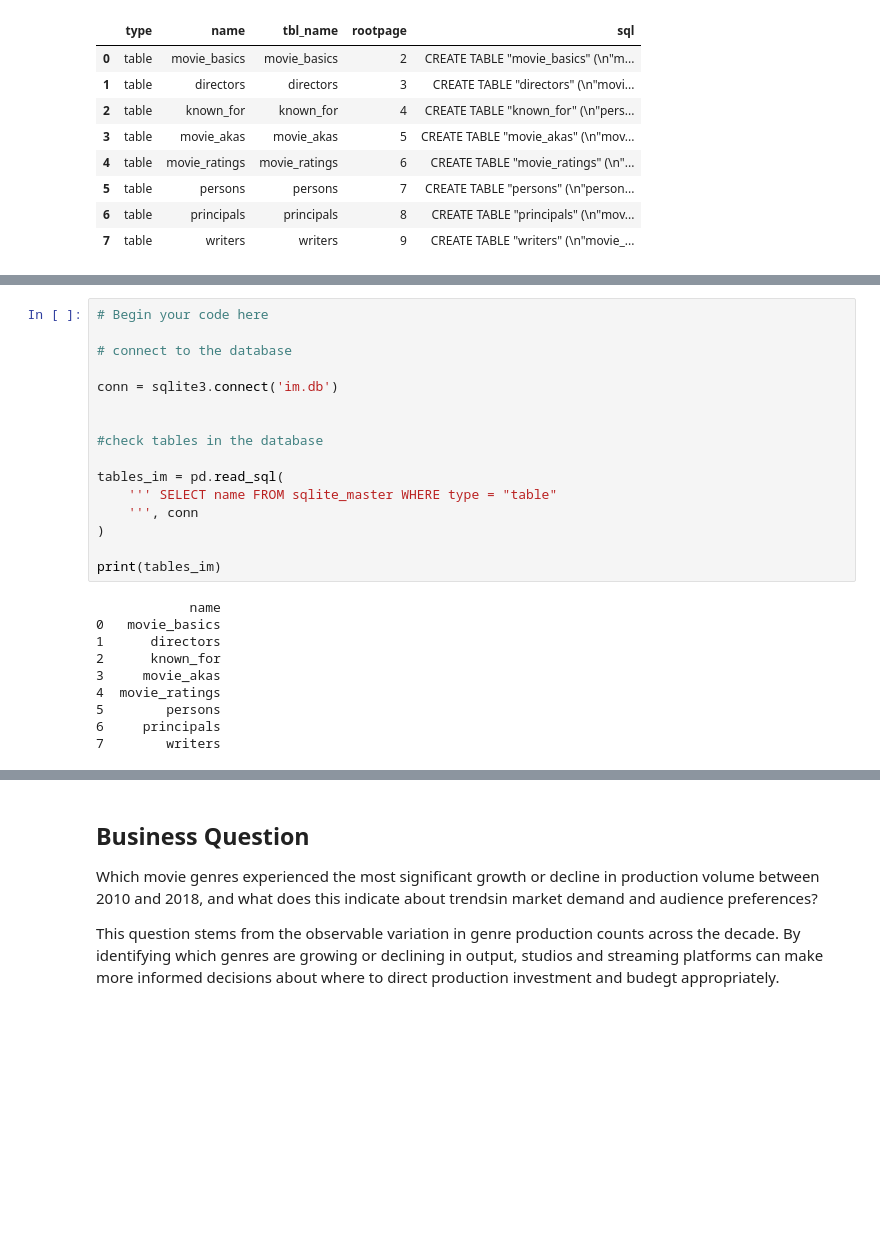
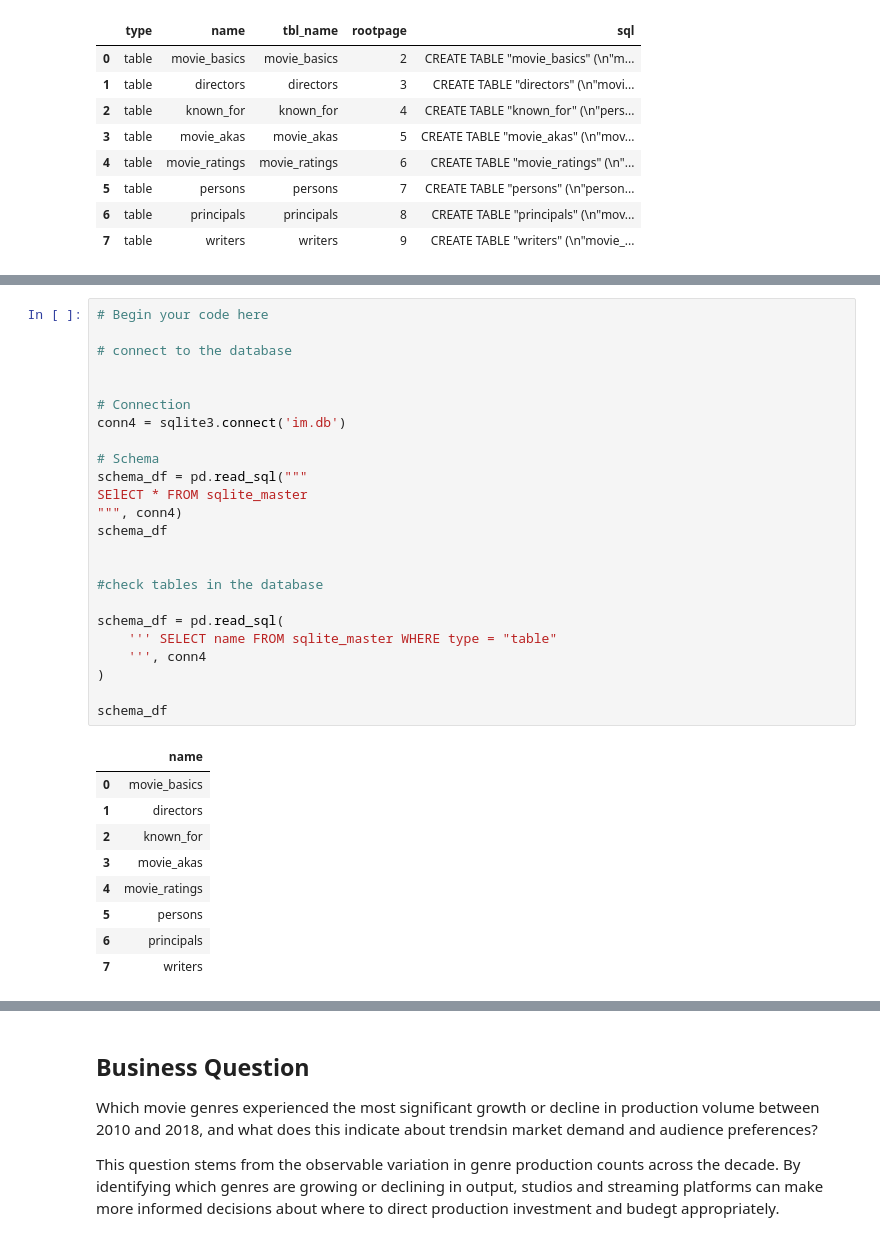
Before and after one commit to Kirukuu/dsc-sql-summative-lab, a Jupyter notebook: SQLSummativeLab.ipynb, the cells around one changed output, grey strips where cells are left out. Saved outputs shown, nothing was run; the diff lists cells and outputs as text; blank space fills up the shorter version.

```diff
--- a/SQLSummativeLab.ipynb
+++ b/SQLSummativeLab.ipynb
@@ -557,26 +557,34 @@ NOTE: You do not need to explore every aspect of this database. Find something t
 # %%
 # Begin your code here
 
 # connect to the database
 
-conn = sqlite3.connect('im.db')
+
+# Connection
+conn4 = sqlite3.connect('im.db')
+
+# Schema
+schema_df = pd.read_sql("""
+SElECT * FROM sqlite_master
+""", conn4)
+schema_df
 
 
 #check tables in the database
 
-tables_im = pd.read_sql(
+schema_df = pd.read_sql(
     ''' SELECT name FROM sqlite_master WHERE type = "table"
-    ''', conn
+    ''', conn4
 )
 
-print(tables_im)
+schema_df
 # %% [output]
-            name
-0   movie_basics
-1      directors
-2      known_for
-3     movie_akas
-4  movie_ratings
-5        persons
-6     principals
-7        writers
+|  | name |
+| 0 | movie_basics |
+| 1 | directors |
+| 2 | known_for |
+| 3 | movie_akas |
+| 4 | movie_ratings |
+| 5 | persons |
+| 6 | principals |
+| 7 | writers |
```
Also changed, not shown: parts of 8 cells of this notebook.
